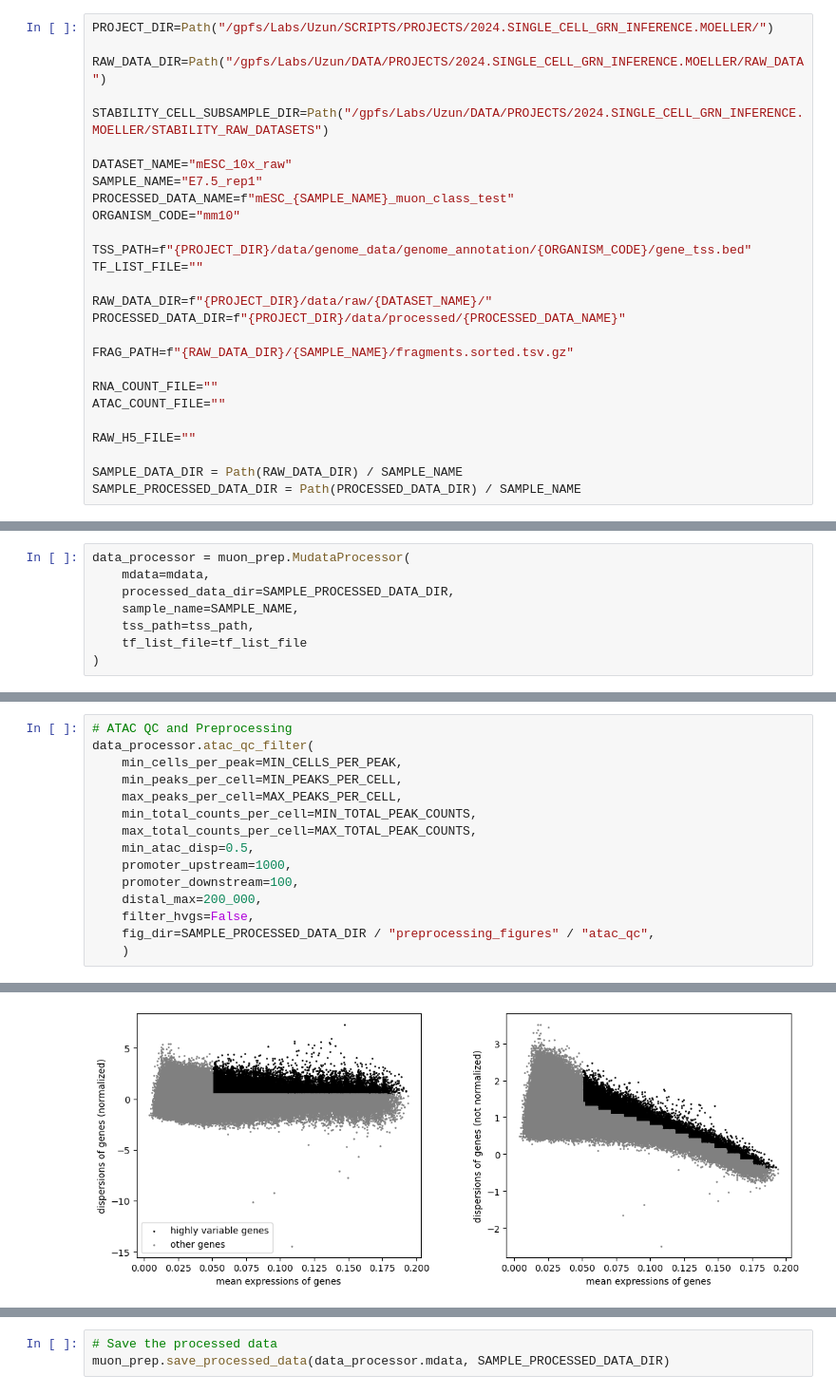
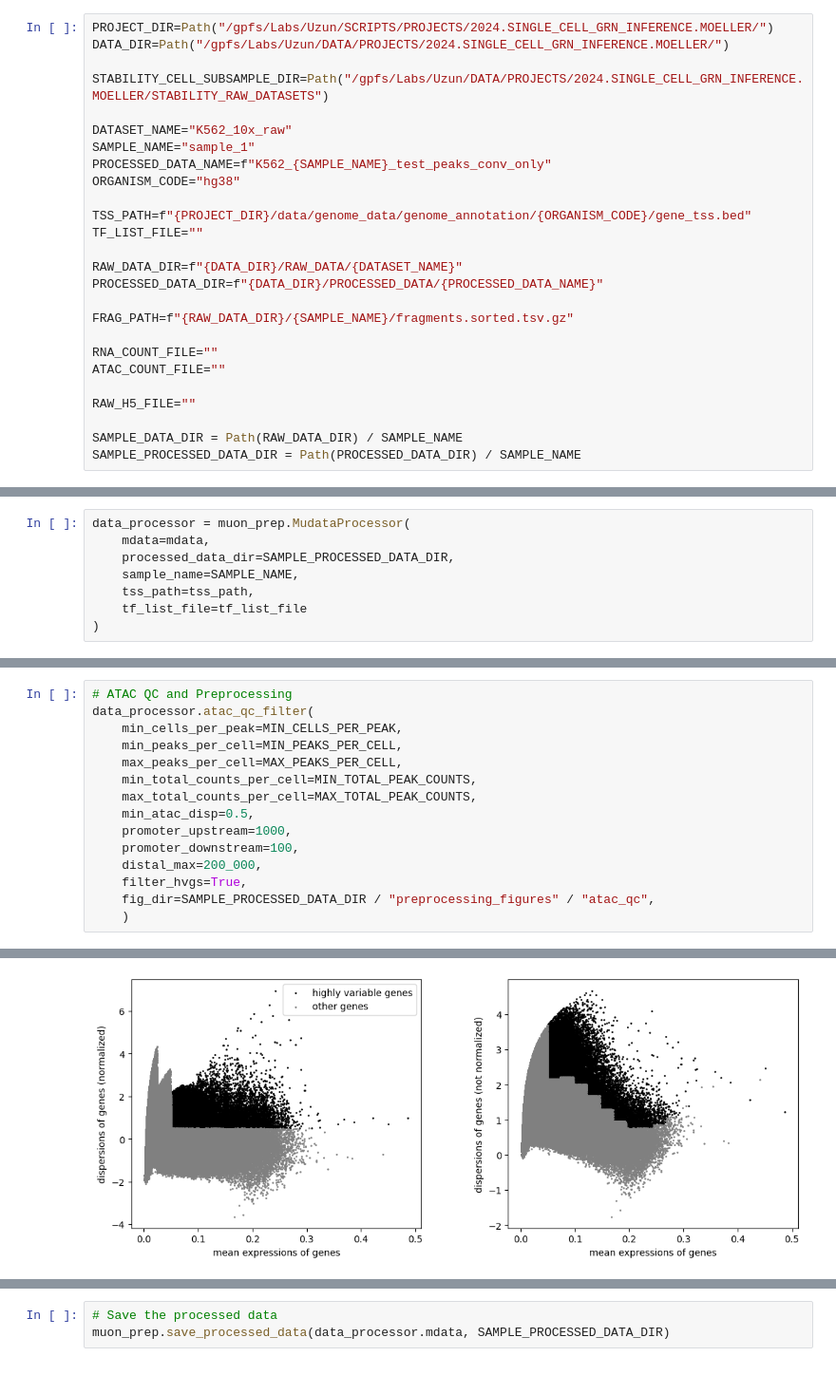
Before and after one commit to emoeller80281/Custom_GRN_Inference, a Jupyter notebook: dev/notebooks/Step_010.data_preprocessing_tutorial.ipynb, the cells around one changed output, grey strips where cells are left out. Shown at 95% size. Cells and saved outputs as stored; diff of their text form.

```diff
--- a/dev/notebooks/Step_010.data_preprocessing_tutorial.ipynb
+++ b/dev/notebooks/Step_010.data_preprocessing_tutorial.ipynb
@@ -22,21 +22,20 @@ if DEV_DIR not in sys.path:
 import muon_preprocessing as muon_prep
 # %%
 PROJECT_DIR=Path("/gpfs/Labs/Uzun/SCRIPTS/PROJECTS/2024.SINGLE_CELL_GRN_INFERENCE.MOELLER/")
-
-RAW_DATA_DIR=Path("/gpfs/Labs/Uzun/DATA/PROJECTS/2024.SINGLE_CELL_GRN_INFERENCE.MOELLER/RAW_DATA")
+DATA_DIR=Path("/gpfs/Labs/Uzun/DATA/PROJECTS/2024.SINGLE_CELL_GRN_INFERENCE.MOELLER/")
 
 STABILITY_CELL_SUBSAMPLE_DIR=Path("/gpfs/Labs/Uzun/DATA/PROJECTS/2024.SINGLE_CELL_GRN_INFERENCE.MOELLER/STABILITY_RAW_DATASETS")
 
-DATASET_NAME="mESC_10x_raw"
-SAMPLE_NAME="E7.5_rep1"
-PROCESSED_DATA_NAME=f"mESC_{SAMPLE_NAME}_muon_class_test"
-ORGANISM_CODE="mm10"
+DATASET_NAME="K562_10x_raw"
+SAMPLE_NAME="sample_1"
+PROCESSED_DATA_NAME=f"K562_{SAMPLE_NAME}_test_peaks_conv_only"
+ORGANISM_CODE="hg38"
 
 TSS_PATH=f"{PROJECT_DIR}/data/genome_data/genome_annotation/{ORGANISM_CODE}/gene_tss.bed"
 TF_LIST_FILE=""
 
-RAW_DATA_DIR=f"{PROJECT_DIR}/data/raw/{DATASET_NAME}/"
-PROCESSED_DATA_DIR=f"{PROJECT_DIR}/data/processed/{PROCESSED_DATA_NAME}"
+RAW_DATA_DIR=f"{DATA_DIR}/RAW_DATA/{DATASET_NAME}"
+PROCESSED_DATA_DIR=f"{DATA_DIR}/PROCESSED_DATA/{PROCESSED_DATA_NAME}"
 
 FRAG_PATH=f"{RAW_DATA_DIR}/{SAMPLE_NAME}/fragments.sorted.tsv.gz"
 
@@ -162,7 +155,7 @@ data_processor.atac_qc_filter(
     promoter_upstream=1000,
     promoter_downstream=100,
     distal_max=200_000,
-    filter_hvgs=False,
+    filter_hvgs=True,
     fig_dir=SAMPLE_PROCESSED_DATA_DIR / "preprocessing_figures" / "atac_qc",
     )
 # %% [output]
@@ -172 +165 @@ data_processor.atac_qc_filter(
-[figure, old version]
+[figure, new version]
```
Also changed, not shown: parts of 9 cells of this notebook, 8 other files.
